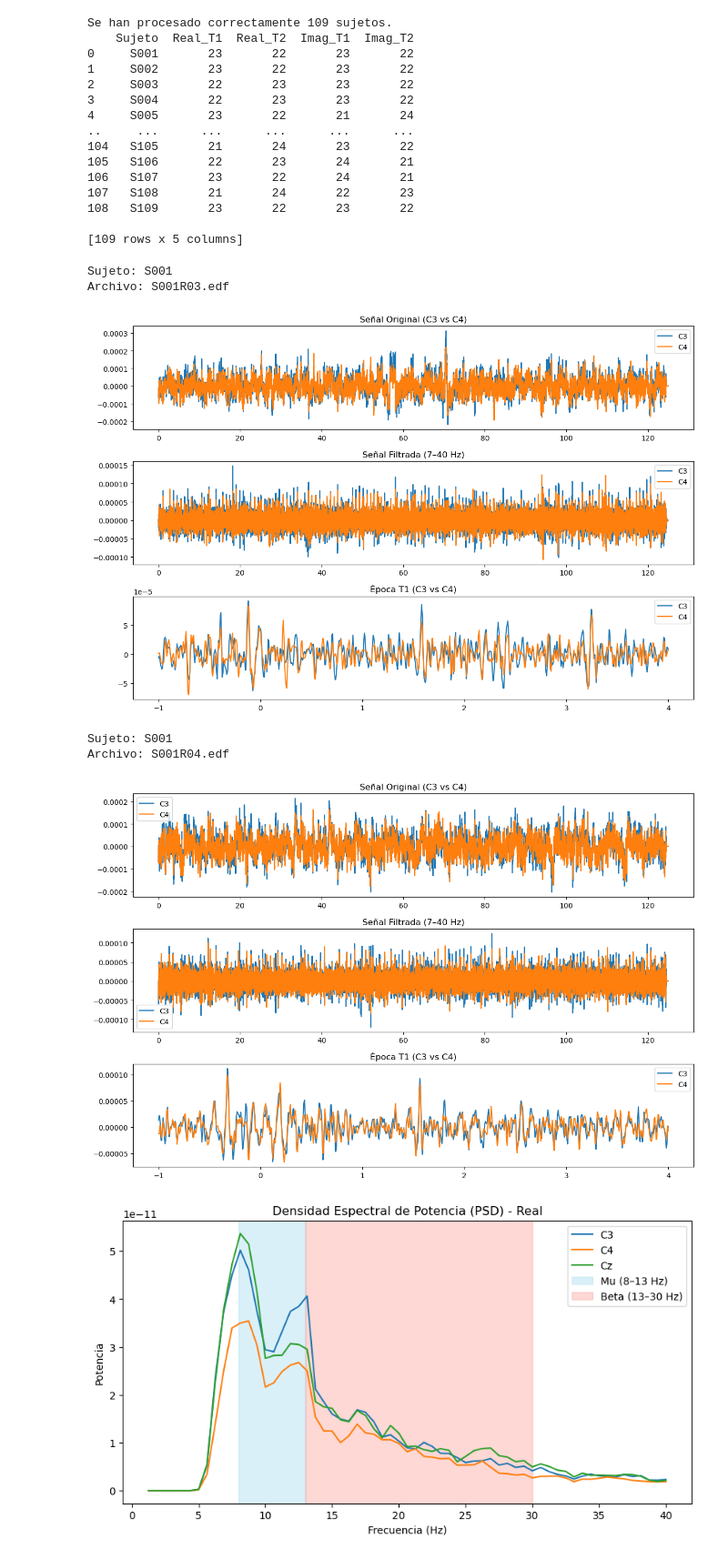
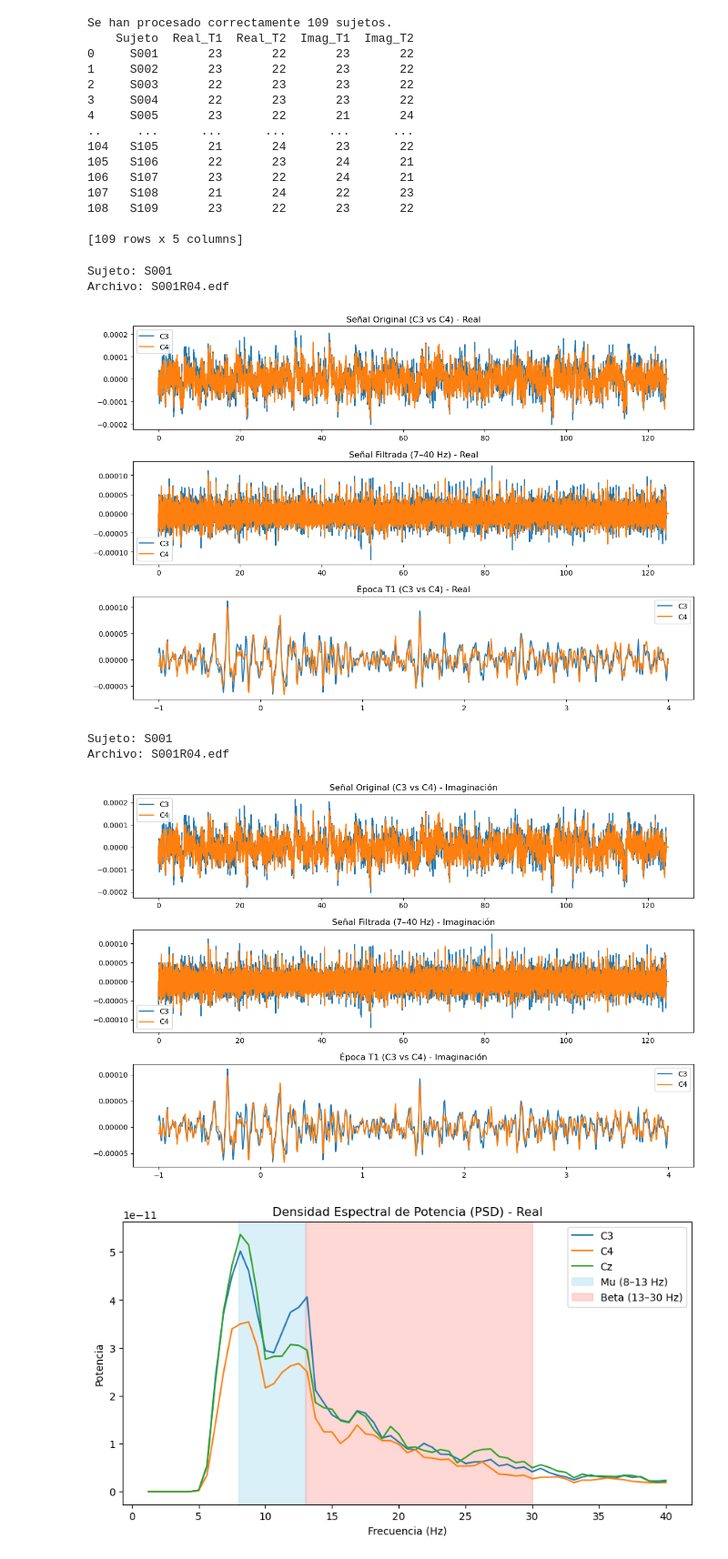
Before and after one commit to decagsito/Biosenales_20261, a Jupyter notebook: PROYECTO_1.ipynb, the cells around one changed output. Shown at 91% size. Saved outputs shown, nothing was run; the diff lists cells and outputs as text; code cells hidden in the pictures.

```diff
--- a/PROYECTO_1.ipynb
+++ b/PROYECTO_1.ipynb
@@ -371,21 +371,21 @@ def visualizar(ruta_base, tipo):
             plt.subplot(3,1,1)
             plt.plot(t_raw, señal_raw[0], label="C3")
             plt.plot(t_raw, señal_raw[1], label="C4")
-            plt.title("Señal Original (C3 vs C4)")
+            plt.title(f"Señal Original (C3 vs C4) - {tipo}")
             plt.legend()
 
             # FILTRADA
             plt.subplot(3,1,2)
             plt.plot(t_filt, señal_filt[0], label="C3")
             plt.plot(t_filt, señal_filt[1], label="C4")
-            plt.title("Señal Filtrada (7–40 Hz)")
+            plt.title(f"Señal Filtrada (7–40 Hz) - {tipo}")
             plt.legend()
 
             # EPOCA
             plt.subplot(3,1,3)
             plt.plot(t_epoca, señal_epoca[0], label="C3")
             plt.plot(t_epoca, señal_epoca[1], label="C4")
-            plt.title("Época T1 (C3 vs C4)")
+            plt.title(f"Época T1 (C3 vs C4) - {tipo}")
             plt.legend()
 
             plt.tight_layout()
@@ -423,16 +423,14 @@ Se han procesado correctamente 109 sujetos.
 108   S109       23       22       23       22
 
 [109 rows x 5 columns]
-# %%
-visualizar(ruta_base, tipo="real")
-# %% [output]
-Sujeto: S001
-Archivo: S001R03.edf
-[figure, removed]
-# %%
-visualizar(ruta_base, tipo="imaginacion")
-# %% [output]
-Sujeto: S001
-Archivo: S001R04.edf
-[figure, removed]
+# %%
+visualizar(ruta_base, tipo="Real") #Con esto visualizo la señal original, la filtrada y una epoca para un sujeto y un tipo de tarea. Cambiando el tipo puedo ver la otra tarea.
+visualizar(ruta_base, tipo="Imaginación") #Con esto visualizo la señal original, la filtrada y una epoca para un sujeto y un tipo de tarea. Cambiando el tipo puedo ver la otra tarea.
+# %% [output]
+Sujeto: S001
+Archivo: S001R04.edf
+[figure, added]
+Sujeto: S001
+Archivo: S001R04.edf
+[figure, added]
 # %%
```
Also changed, not shown: parts of 2 cells of this notebook.
